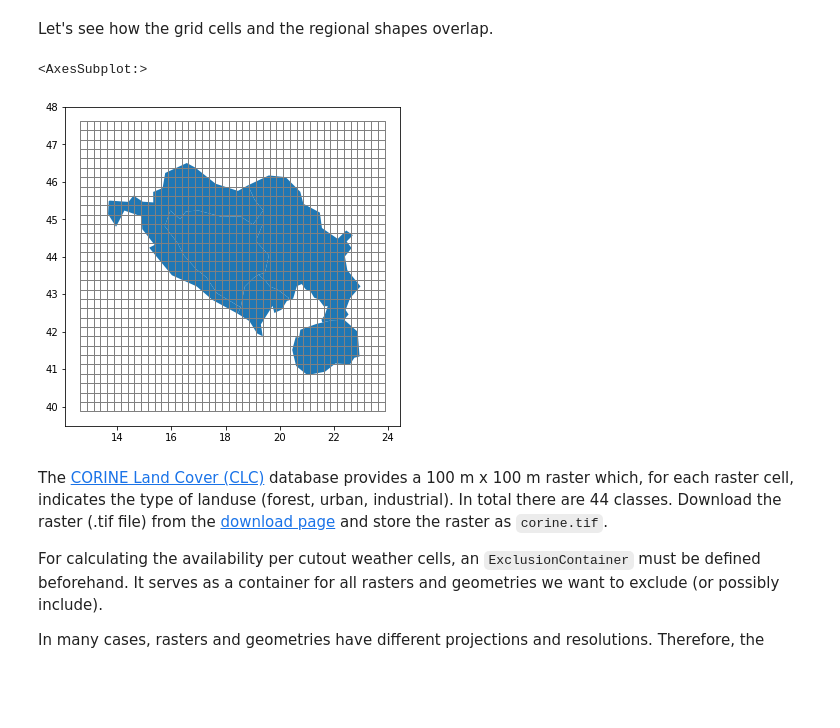
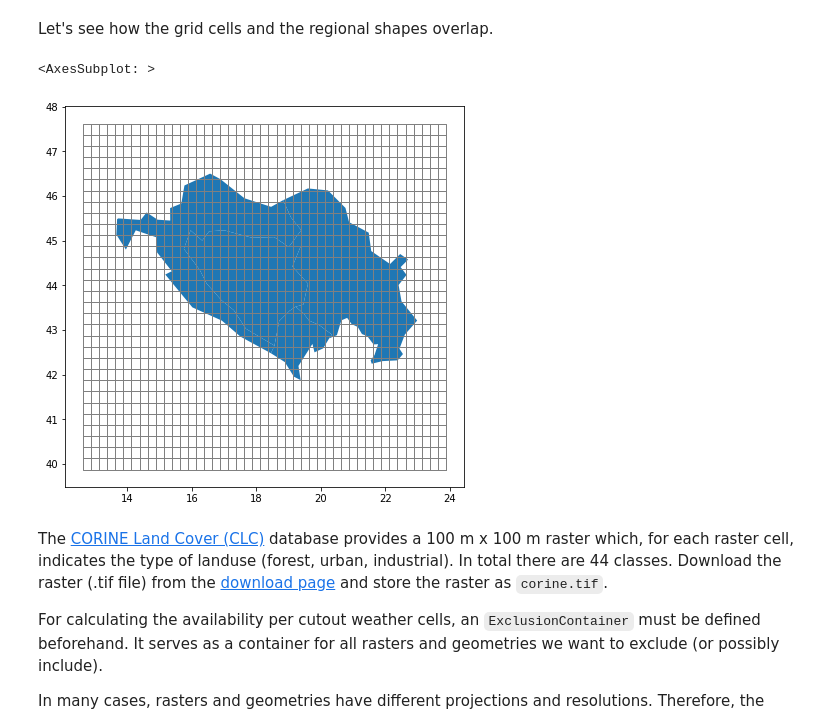
Before and after one commit to PyPSA/atlite, a Jupyter notebook: examples/landuse-availability.ipynb, the cells around one changed output. Drawn from its saved outputs; the diff is of its cells as text; code cells hidden in the pictures; blank space fills up the shorter version.

```diff
--- a/examples/landuse-availability.ipynb
+++ b/examples/landuse-availability.ipynb
@@ -5,12 +5,12 @@ This example shows how `atlite` can deal with landuse restrictions. For the demo
 # %%
 import atlite
 import xarray as xr
+import matplotlib.pyplot as plt
 import geopandas as gpd
-import matplotlib.pyplot as plt
 from rasterio.plot import show
 from atlite.gis import shape_availability, ExclusionContainer
 
-plt.rcParams["figure.figsize"] = [7, 7]
+plt.rc("figure", figsize=[10, 7])
 # %% [markdown]
 With `geopandas` we retrieve the geographic shapes for 5 countries on the Balkan Peninsula, namely Serbia, Croatia, Macedonia, Bosnia & Herzegovina and Montenegro.
 # %%
@@ -31,12 +31,12 @@ cutout = atlite.Cutout(
 # %% [markdown]
 Let's see how the grid cells and the regional shapes overlap.
 # %%
-fig, ax = plt.subplots(figsize=(6, 6))
+fig, ax = plt.subplots()
 shapes.plot(ax=ax)
 cutout.grid.plot(ax=ax, edgecolor="grey", color="None")
 # %% [output]
-<AxesSubplot:>
+<AxesSubplot: >
-[figure, old version]
+[figure, new version]
 # %% [markdown]
 The [CORINE Land Cover (CLC)](https://land.copernicus.eu/pan-european/corine-land-cover) database provides a 100 m x 100 m raster which, for each raster cell, indicates the type of landuse (forest, urban, industrial). In total there are 44 classes. Download the raster (.tif file) from the [download page](https://land.copernicus.eu/pan-european/corine-land-cover/clc2018?tab=download) and store the raster as `corine.tif`.
 
```
Also changed, not shown: parts of 13 cells of this notebook, 2 other files.
